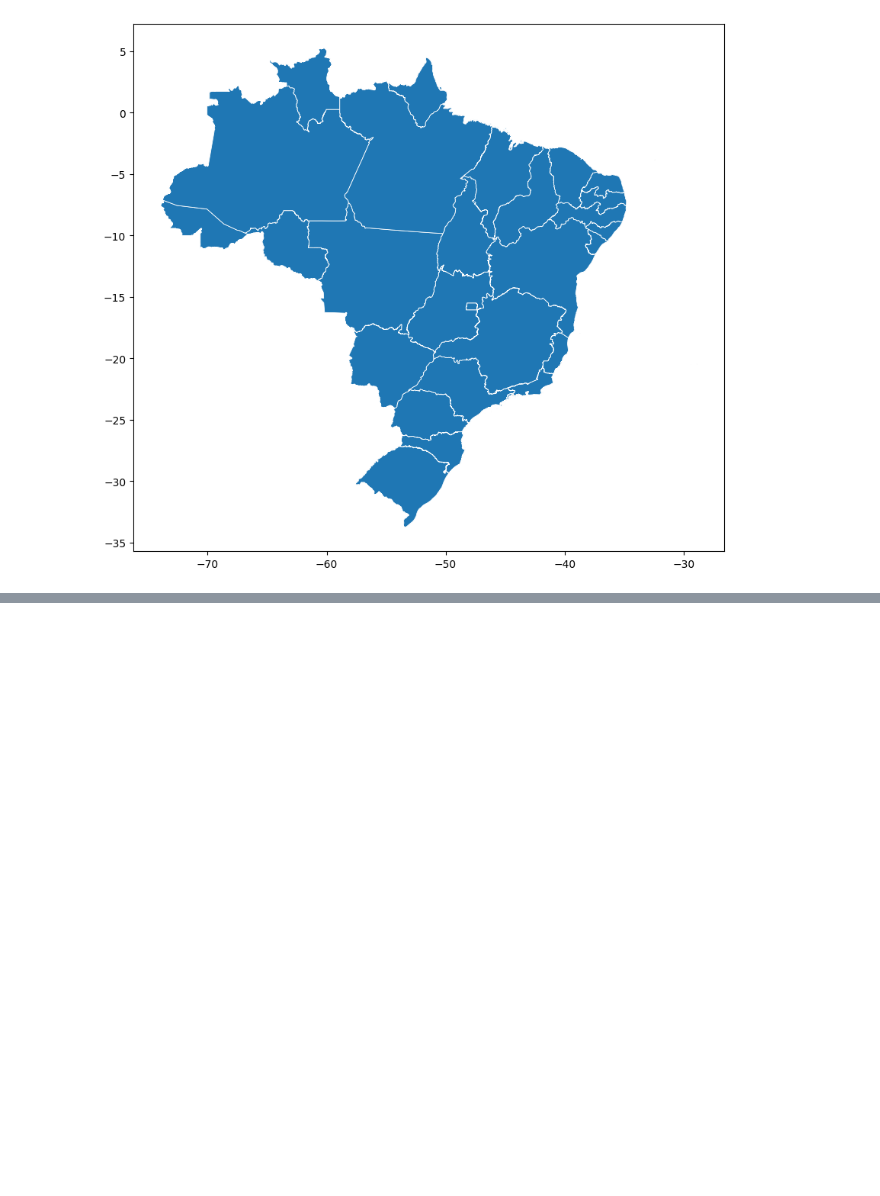
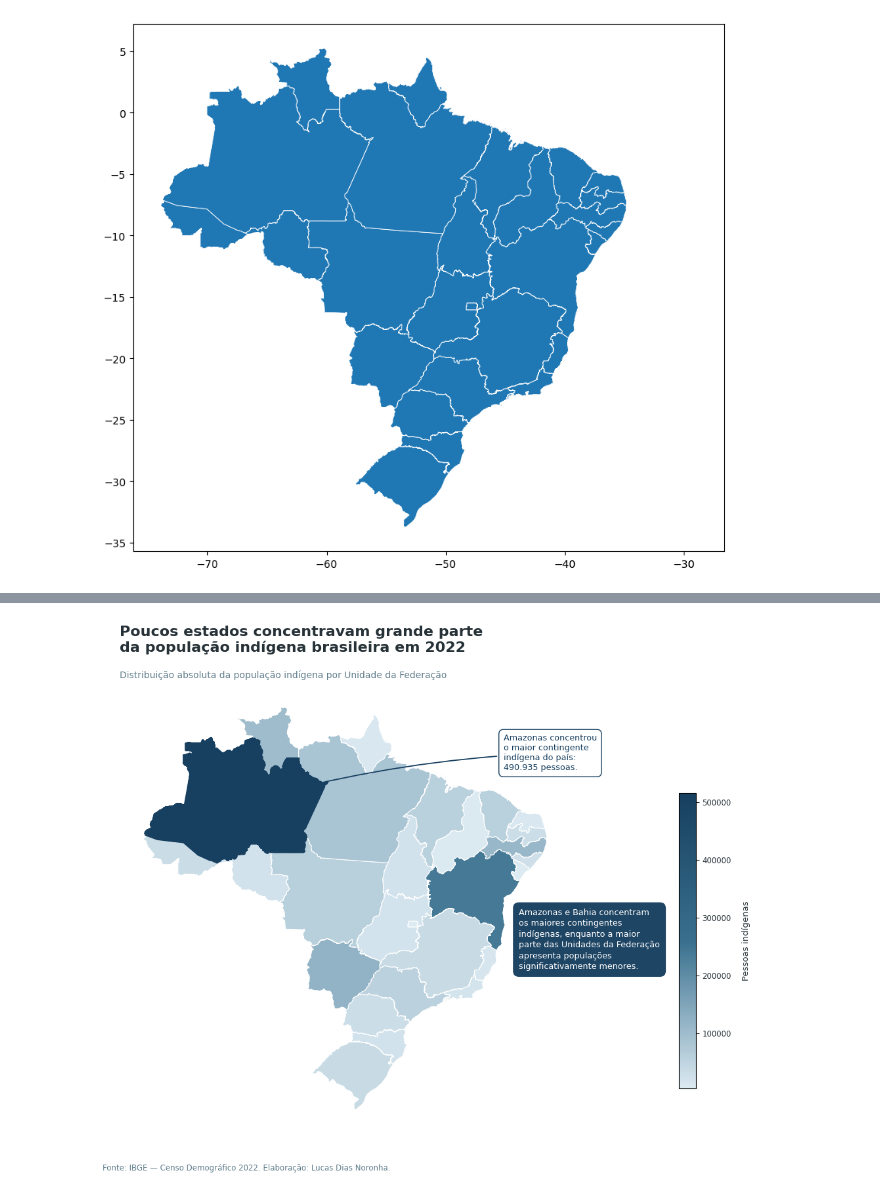
Before and after one commit to LUCASDNORONHA/exploracao-dados-indigenas-2010-2022, a Jupyter notebook: notebooks/03_spatial_analysis.ipynb, the cells around one changed output, grey strips where cells are left out. Drawn from its saved outputs; the diff is of its cells as text; code cells hidden in the pictures; blank space fills up the shorter version.

```diff
--- a/notebooks/03_spatial_analysis.ipynb
+++ b/notebooks/03_spatial_analysis.ipynb
@@ -61,0 +74,18 @@ gdf_estados.plot(
+# %%
+import geopandas as gpd
+from pathlib import Path
+
+ROOT = Path.cwd().parent
+
+gdf_estados = gpd.read_parquet(
+    ROOT / "data" / "geo" / "db_estados_geo.parquet"
+)
+# %%
+mapas = PlotMapas(
+    gdf=gdf_estados,
+    diretorio_saida=ROOT / "reports" / "figures",
+)
+# %%
+mapas.plot_populacao_indigena_2022()
+# %% [output]
+[figure, added]
```
Also changed, not shown: parts of 21 cells of this notebook, 7 other files.
